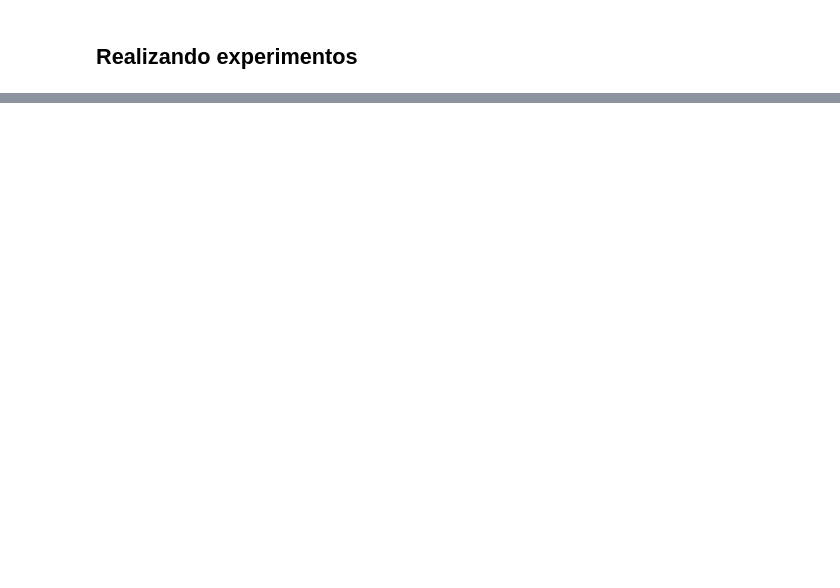
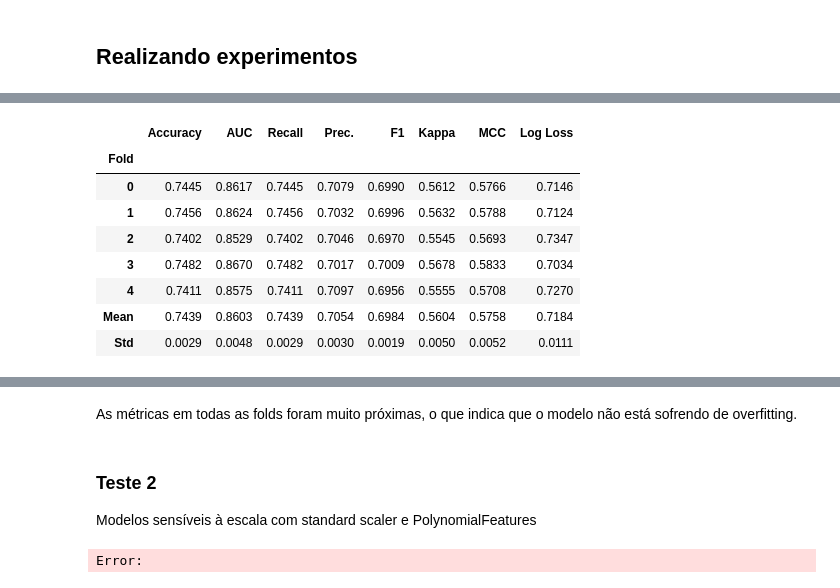
Before and after one commit to dnsrsdata/Respiratory_Analysis, a Jupyter notebook: notebooks/model_experimentation.ipynb, the cells around one changed output, grey strips where cells are left out. Cells and saved outputs as stored; diff of their text form; code cells hidden in the pictures; blank space fills up the shorter version.

Commit message:
Iniciando testes usando o Pycaret

```diff
--- a/notebooks/model_experimentation.ipynb
+++ b/notebooks/model_experimentation.ipynb
@@ -215,0 +709,4 @@ data["MAIS_DE_UM_SINTOMA"] = data[sintomas].apply(lambda x: x.str.contains("Sim"
+# %%
+# Criando o melhor modelo
+logistic = create_model('lr')
+# %% [output]
@@ -215,0 +714,9 @@ data["MAIS_DE_UM_SINTOMA"] = data[sintomas].apply(lambda x: x.str.contains("Sim"
+|  | Accuracy | AUC | Recall | Prec. | F1 | Kappa | MCC | Log Loss |
+| Fold |  |  |  |  |  |  |  |  |
+| 0 | 0.7445 | 0.8617 | 0.7445 | 0.7079 | 0.6990 | 0.5612 | 0.5766 | 0.7146 |
+| 1 | 0.7456 | 0.8624 | 0.7456 | 0.7032 | 0.6996 | 0.5632 | 0.5788 | 0.7124 |
+| 2 | 0.7402 | 0.8529 | 0.7402 | 0.7046 | 0.6970 | 0.5545 | 0.5693 | 0.7347 |
+| 3 | 0.7482 | 0.8670 | 0.7482 | 0.7017 | 0.7009 | 0.5678 | 0.5833 | 0.7034 |
+| 4 | 0.7411 | 0.8575 | 0.7411 | 0.7097 | 0.6956 | 0.5555 | 0.5708 | 0.7270 |
+| Mean | 0.7439 | 0.8603 | 0.7439 | 0.7054 | 0.6984 | 0.5604 | 0.5758 | 0.7184 |
+| Std | 0.0029 | 0.0048 | 0.0029 | 0.0030 | 0.0019 | 0.0050 | 0.0052 | 0.0111 |
@@ -215,0 +724,21 @@ data["MAIS_DE_UM_SINTOMA"] = data[sintomas].apply(lambda x: x.str.contains("Sim"
+# %% [markdown]
+As métricas em todas as folds foram muito próximas, o que indica que o modelo
+não está sofrendo de overfitting.
+# %% [markdown]
+### Teste 2
+Modelos sensíveis à escala com standard scaler e PolynomialFeatures
+# %%
+# Fazendo o setup dos experimentos
+experimentos_scale_sensitive = setup(data = x_treino.join(y_treino),
+                     target = 'CLASSI_FIN',
+                     session_id = 200,
+                     fold=5,
+                     normalize=True,
+                     polynomial_features=True,
+                     log_experiment=True,
+                     experiment_name="Scale Sensitive with Polynomial Features")
+
+# Adicioando a Log Loss como métrica
+add_metric('logloss', 'Log Loss', log_loss, greater_is_better=False, target='pred_proba')
+# %% [output]
+Error:
```
Also changed, not shown: parts of 57 cells of this notebook.
